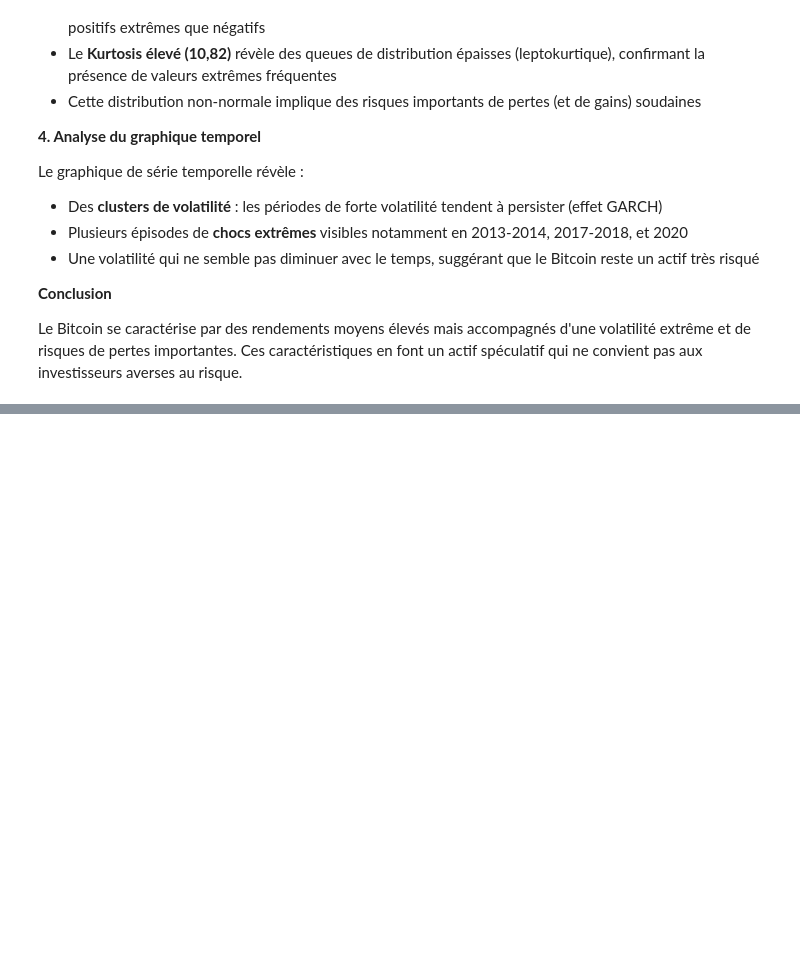
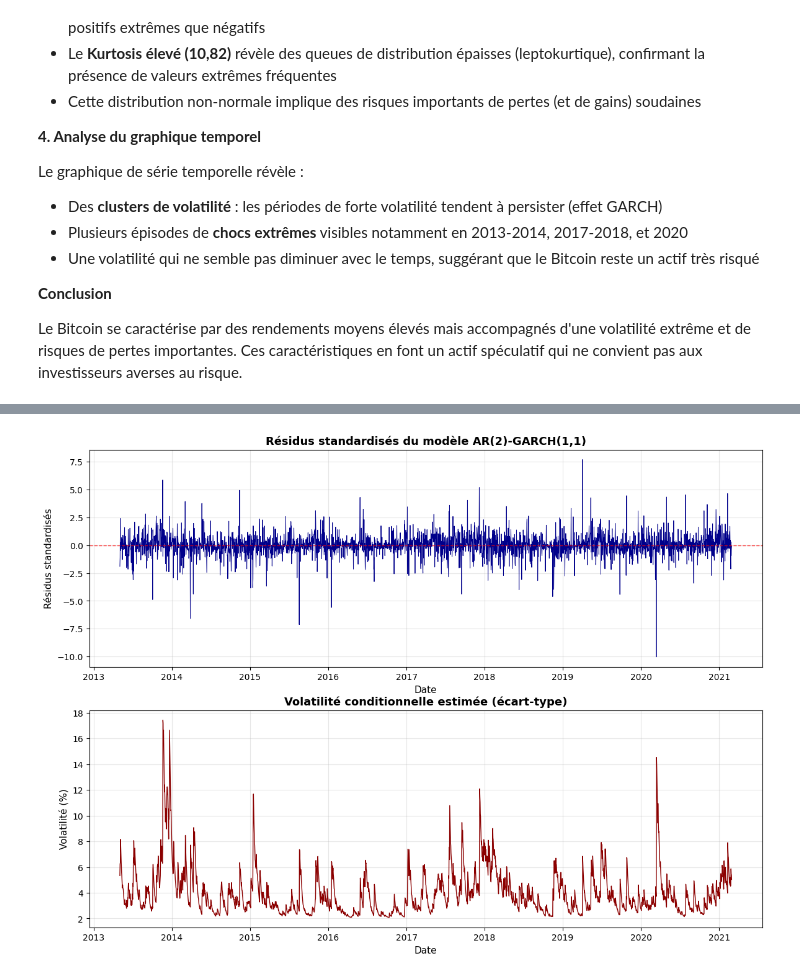
Before and after one commit to Lilas-Bertot/EXAMEN-FINAL, a Jupyter notebook: Examen Final.ipynb, the cells around one changed output, grey strips where cells are left out. Saved outputs shown, nothing was run; the diff lists cells and outputs as text; code cells hidden in the pictures; blank space fills up the shorter version.

```diff
--- a/Examen Final.ipynb
+++ b/Examen Final.ipynb
@@ -136,0 +238,27 @@ Le Bitcoin se caractérise par des rendements moyens élevés mais accompagnés
+# %%
+# Extraction des résidus standardisés et de la volatilité conditionnelle
+standardized_residuals = results.std_resid
+conditional_volatility = results.conditional_volatility
+
+# Les résidus ont 2859 observations (on perd 2 obs à cause d'AR(2))
+# Il faut aligner les dates avec les résidus
+dates = df_bitcoin['Date'].values
+
+fig, axes = plt.subplots(2, 1, figsize=(14, 10))
+
+# Graphique 1: Résidus standardisés
+axes[0].plot(dates, standardized_residuals, linewidth=0.7, color='darkblue')
+axes[0].axhline(y=0, color='red', linestyle='--', linewidth=1, alpha=0.7)
+axes[0].set_title('Résidus standardisés du modèle AR(2)-GARCH(1,1)', fontsize=13, fontweight='bold')
+axes[0].set_xlabel('Date', fontsize=11)
+axes[0].set_ylabel('Résidus standardisés', fontsize=11)
+axes[0].grid(True, alpha=0.3)
+
+# Graphique 2: Volatilité conditionnelle
+axes[1].plot(dates, conditional_volatility, linewidth=1, color='darkred')
+axes[1].set_title('Volatilité conditionnelle estimée (écart-type)', fontsize=13, fontweight='bold')
+axes[1].set_xlabel('Date', fontsize=11)
+axes[1].set_ylabel('Volatilité (%)', fontsize=11)
+axes[1].grid(True, alpha=0.3)
+# %% [output]
+[figure, added]
```
Also changed, not shown: parts of 8 cells of this notebook, 2 other files.
